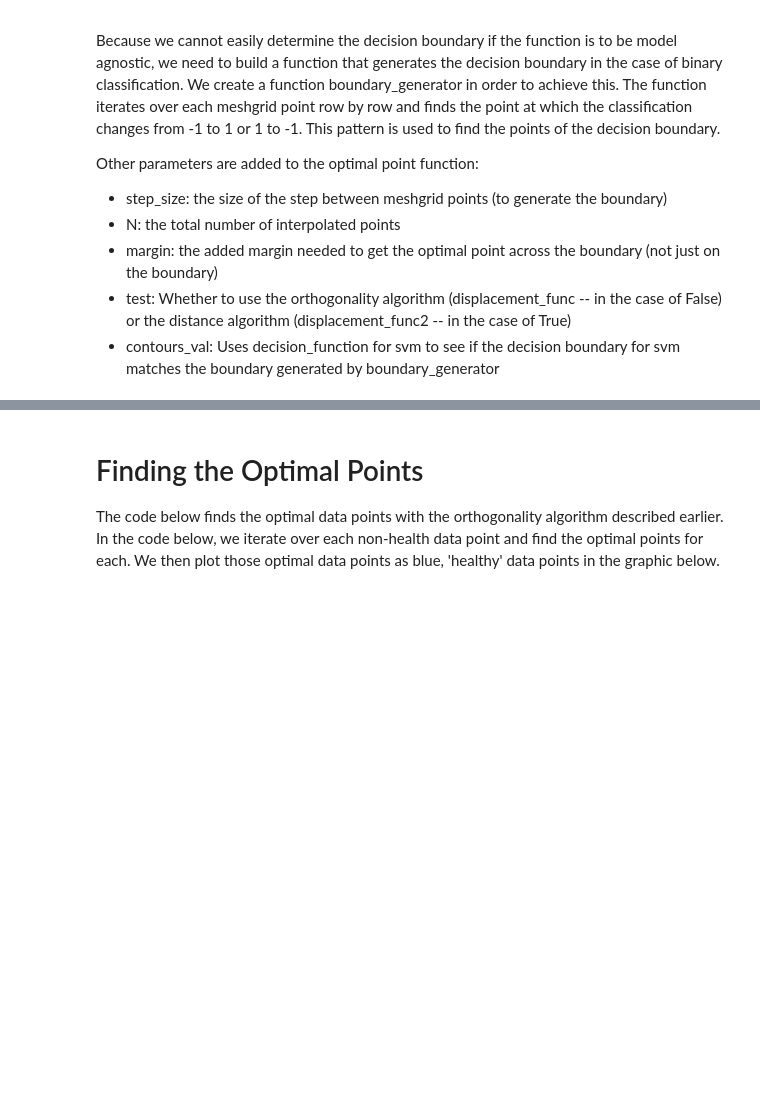
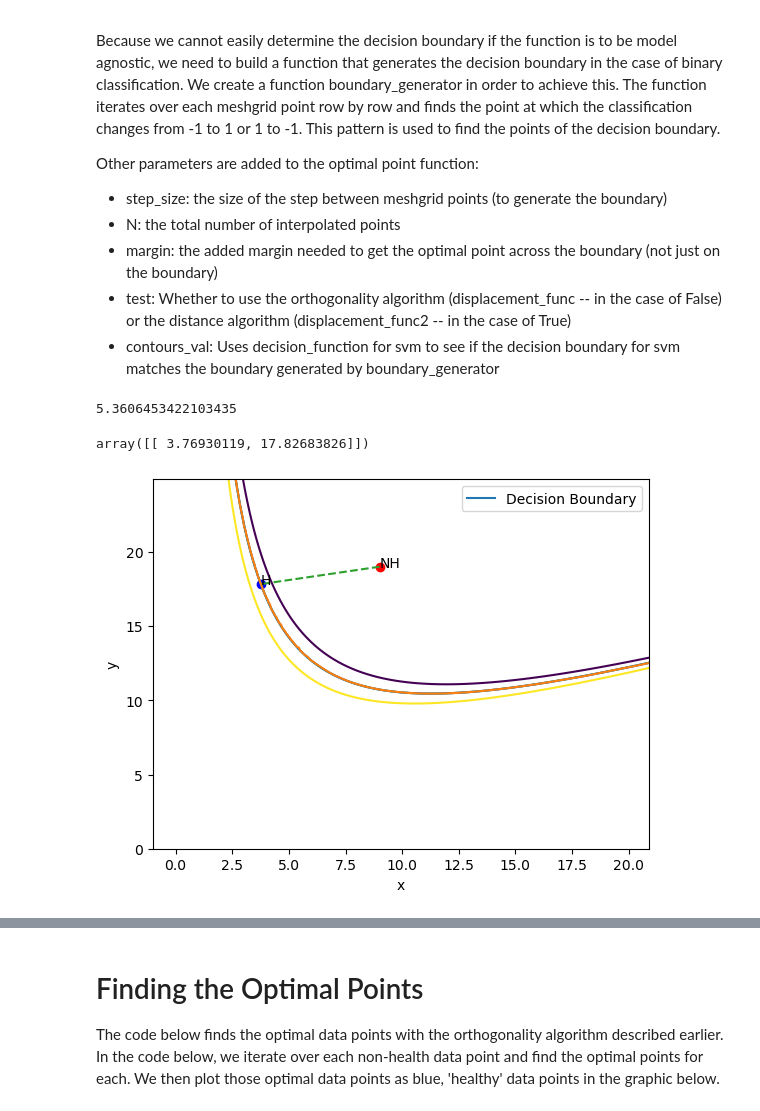
Before and after one commit to dsin85691/SSBA_For_Counterfactuals, a Jupyter notebook: displacement_algorithm_week3_5.ipynb, the cells around one changed output, grey strips where cells are left out. Cells and saved outputs as stored; diff of their text form; code cells hidden in the pictures; blank space fills up the shorter version.

```diff
--- a/displacement_algorithm_week3_5.ipynb
+++ b/displacement_algorithm_week3_5.ipynb
@@ -237,4 +238,11 @@ def optimal_point(df, model, desired_class, undesired_coords, step_size=0.005, N
         plt.plot([undesired_datapt[0,0], optimal_datapt[0,0]], [undesired_datapt[0,1],optimal_datapt[0,1]], linestyle='--')
         # Display the plot
         return optimal_datapt
+# %%
+optimal_projection = optimal_point(df, svm_classifier, desired_class=1, undesired_coords=(9,19), contours_val=True, N=100000, step_size=0.1, margin=0.00001, test=False)
+optimal_projection
+# %% [output]
+5.3606453422103435
+array([[ 3.76930119, 17.82683826]])
+[figure, added]
 # %%
```
Also changed, not shown: parts of 22 cells of this notebook.
